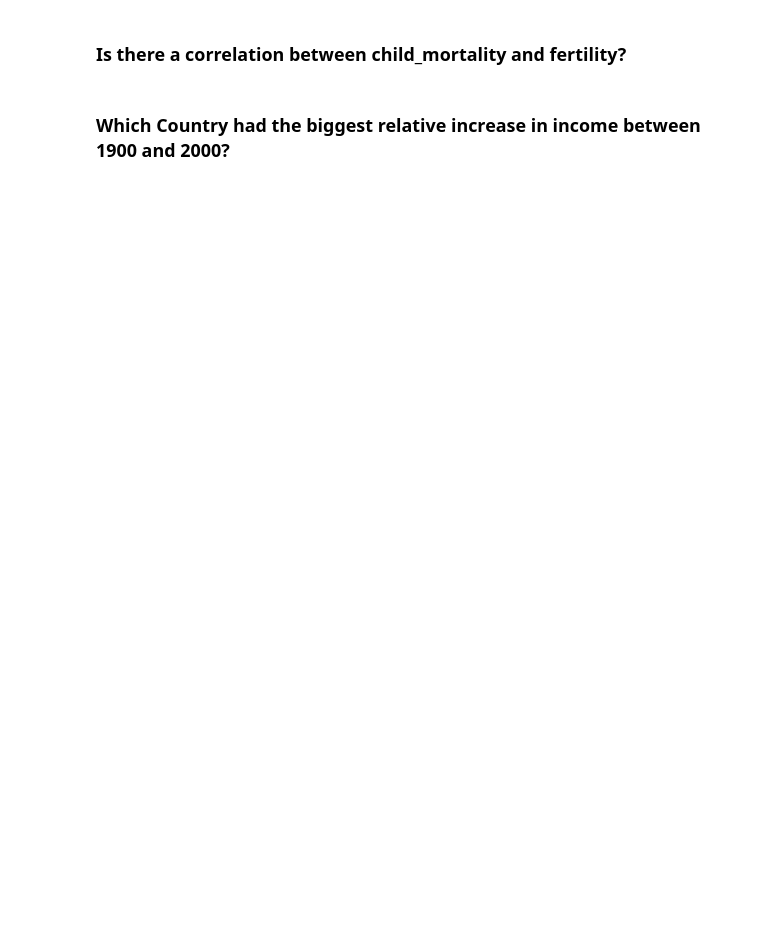
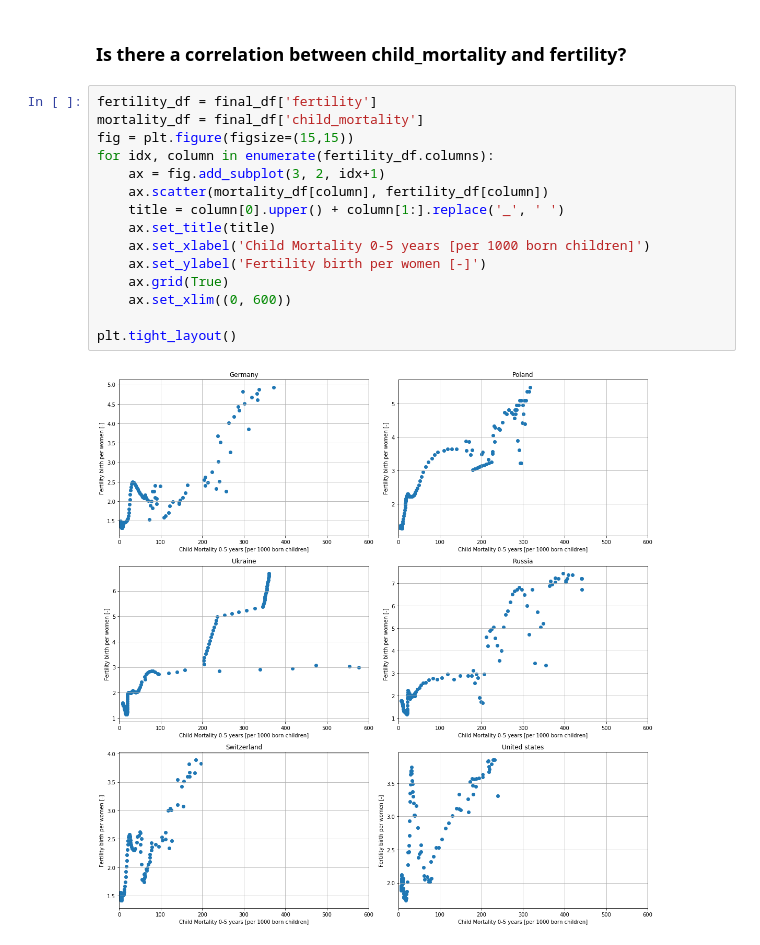
Before and after one commit to schorschie/udacity, a Jupyter notebook: project_02/Gapminder World Dataset Investigation.ipynb, the cells around one changed output. Cells and saved outputs as stored; diff of their text form; blank space fills up the shorter version.

```diff
--- a/project_02/Gapminder World Dataset Investigation.ipynb
+++ b/project_02/Gapminder World Dataset Investigation.ipynb
@@ -313,4 +350,19 @@ Additionally I investigate further questions:
 # %% [markdown]
 ### Is there a correlation between child_mortality and fertility?
-# %% [markdown]
-### Which Country had the biggest relative increase in income between 1900 and 2000?
+# %%
+fertility_df = final_df['fertility']
+mortality_df = final_df['child_mortality']
+fig = plt.figure(figsize=(15,15))
+for idx, column in enumerate(fertility_df.columns):
+    ax = fig.add_subplot(3, 2, idx+1)
+    ax.scatter(mortality_df[column], fertility_df[column])
+    title = column[0].upper() + column[1:].replace('_', ' ')
+    ax.set_title(title)
+    ax.set_xlabel('Child Mortality 0-5 years [per 1000 born children]')
+    ax.set_ylabel('Fertility birth per women [-]')
+    ax.grid(True)
+    ax.set_xlim((0, 600))
+
+plt.tight_layout()
+# %% [output]
+[figure, added]
```
Also changed, not shown: parts of 23 cells of this notebook.
